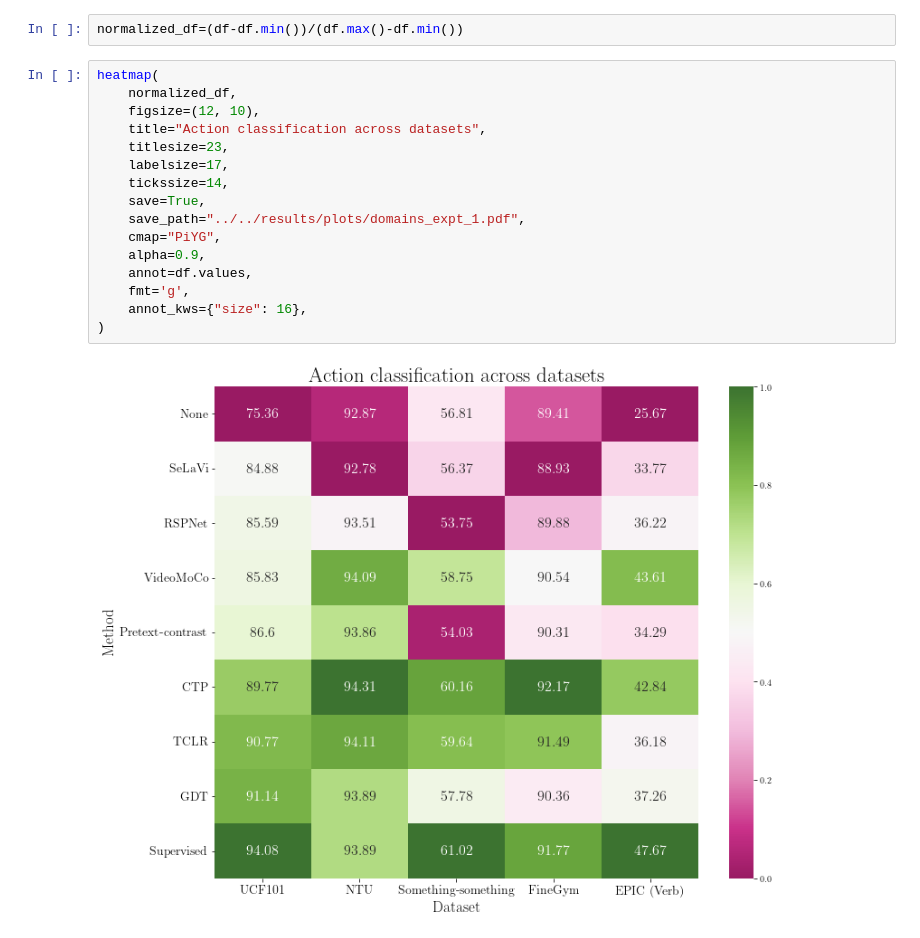
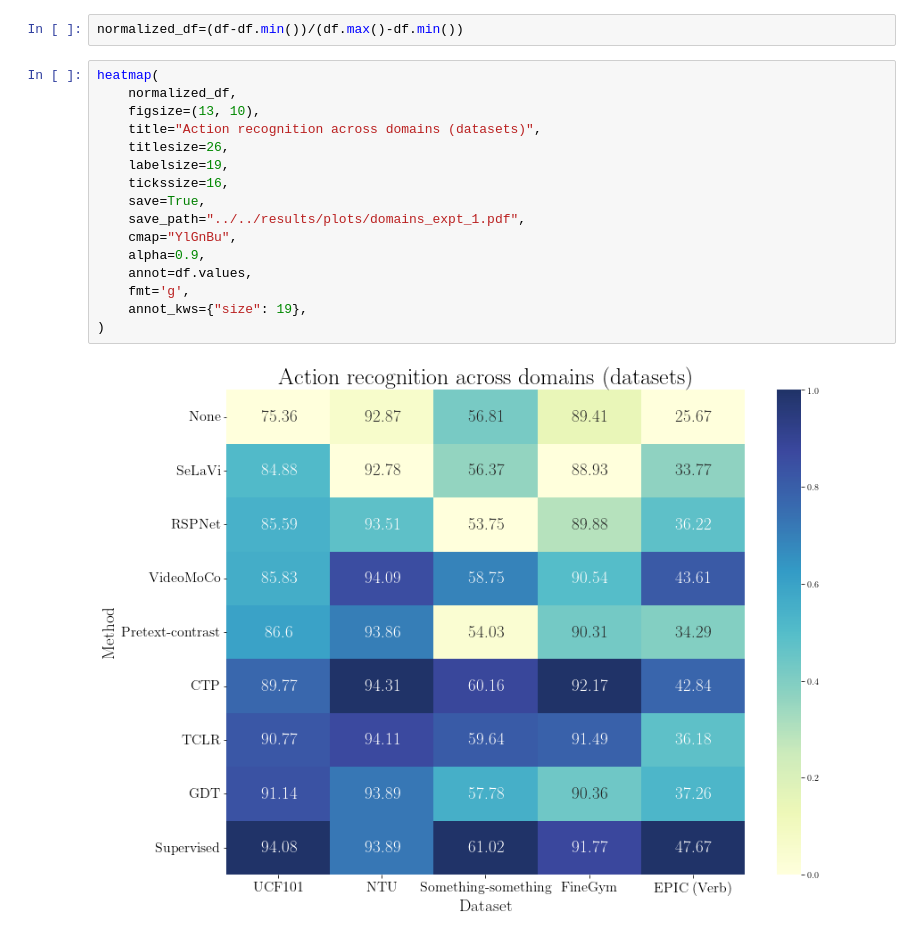
Before and after one commit to bpiyush/ViDA-SSL, a Jupyter notebook: misc/plotting/domain_shift.ipynb, the cells around one changed output. Drawn from its saved outputs; the diff is of its cells as text.

Commit message:
Various plots

```diff
--- a/misc/plotting/domain_shift.ipynb
+++ b/misc/plotting/domain_shift.ipynb
@@ -93,18 +134,18 @@ normalized_df=(df-df.min())/(df.max()-df.min())
 # %%
 heatmap(
     normalized_df,
-    figsize=(12, 10),
-    title="Action classification across datasets",
-    titlesize=23,
-    labelsize=17,
-    tickssize=14,
+    figsize=(13, 10),
+    title="Action recognition across domains (datasets)",
+    titlesize=26,
+    labelsize=19,
+    tickssize=16,
     save=True,
     save_path="../../results/plots/domains_expt_1.pdf",
-    cmap="PiYG",
+    cmap="YlGnBu",
     alpha=0.9,
     annot=df.values,
     fmt='g',
-    annot_kws={"size": 16},
+    annot_kws={"size": 19},
 )
 # %% [output]
-[figure, old version]
+[figure, new version]
```
Also changed, not shown: parts of 8 cells of this notebook, 17 other files.
